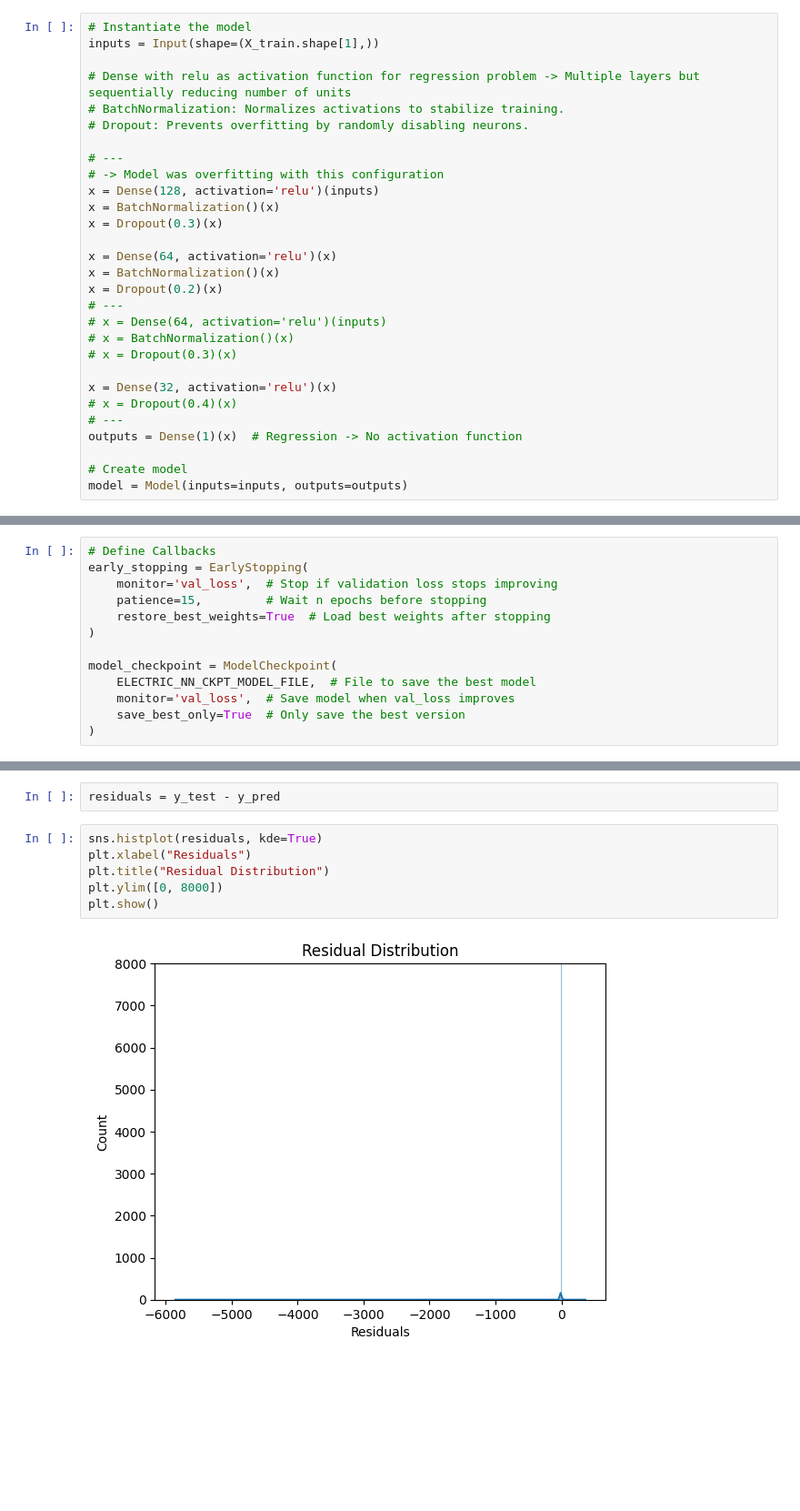
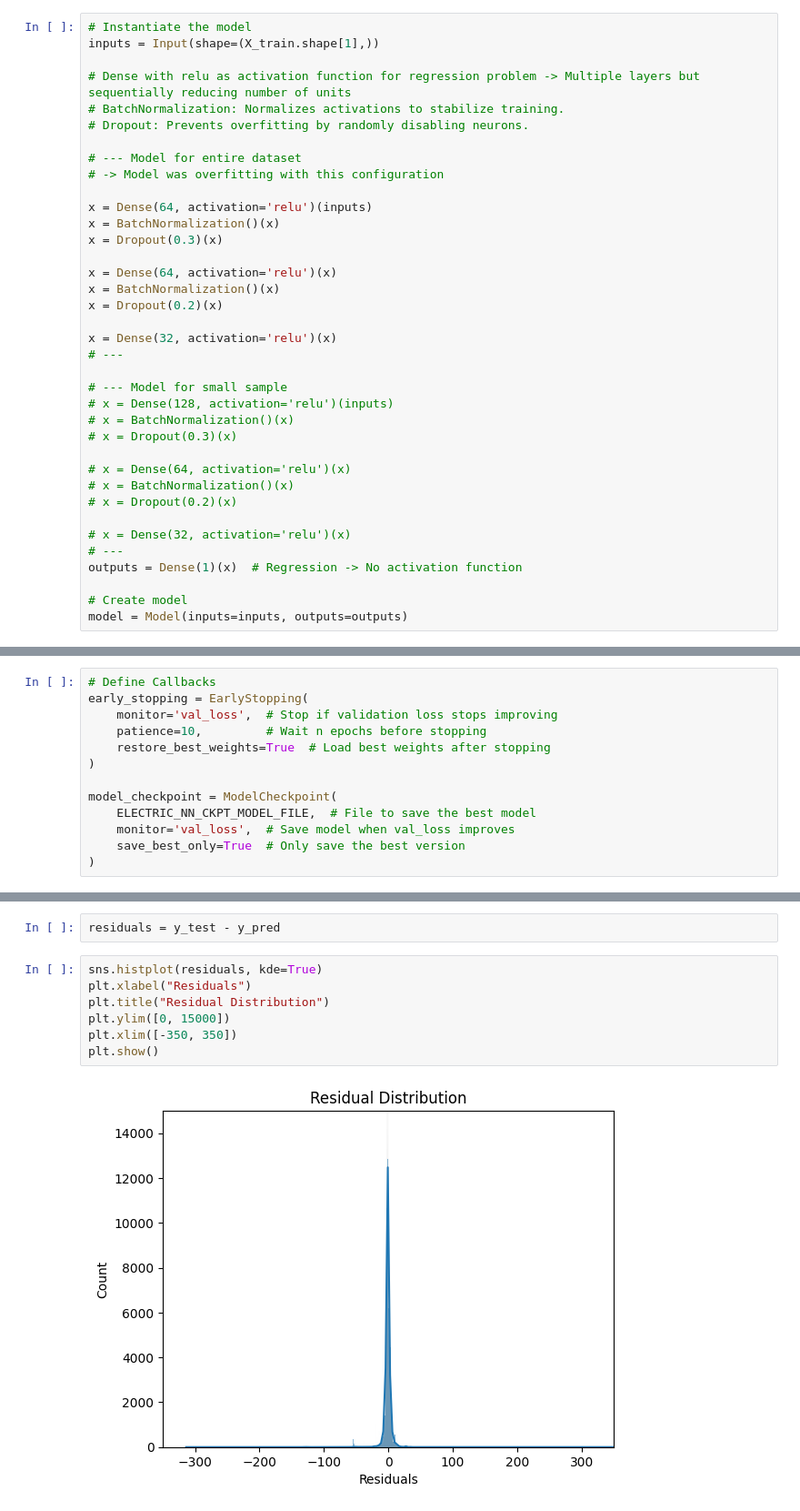
Before and after one commit to leonellb/car-co2-prediction, a Jupyter notebook: notebooks/app_emulation/2_1-electric-model-tuning-neural_network.ipynb, the cells around one changed output, grey strips where cells are left out. Shown at 91% size. Drawn from its saved outputs; the diff is of its cells as text; blank space fills up the shorter version.

Commit message:
Add usecase nn undersampled and refactor nn model training based on entire dataset

```diff
--- a/notebooks/app_emulation/2_1-electric-model-tuning-neural_network.ipynb
+++ b/notebooks/app_emulation/2_1-electric-model-tuning-neural_network.ipynb
@@ -50,22 +54,30 @@ inputs = Input(shape=(X_train.shape[1],))
 # BatchNormalization: Normalizes activations to stabilize training.
 # Dropout: Prevents overfitting by randomly disabling neurons.
 
-# ---
+# --- Model for entire dataset
 # -> Model was overfitting with this configuration
-x = Dense(128, activation='relu')(inputs)
+
+x = Dense(64, activation='relu')(inputs)
 x = BatchNormalization()(x)
 x = Dropout(0.3)(x)
 
 x = Dense(64, activation='relu')(x)
 x = BatchNormalization()(x)
 x = Dropout(0.2)(x)
+
+x = Dense(32, activation='relu')(x)
 # ---
-# x = Dense(64, activation='relu')(inputs)
+
+# --- Model for small sample
+# x = Dense(128, activation='relu')(inputs)
 # x = BatchNormalization()(x)
 # x = Dropout(0.3)(x)
 
-x = Dense(32, activation='relu')(x)
-# x = Dropout(0.4)(x)
+# x = Dense(64, activation='relu')(x)
+# x = BatchNormalization()(x)
+# x = Dropout(0.2)(x)
+
+# x = Dense(32, activation='relu')(x)
 # ---
 outputs = Dense(1)(x)  # Regression -> No activation function
 
@@ -105,7 +117,7 @@ model.compile(optimizer=Adam(learning_rate=0.01), loss='mse', metrics=['mae'])
 # Define Callbacks
 early_stopping = EarlyStopping(
     monitor='val_loss',  # Stop if validation loss stops improving
-    patience=15,         # Wait n epochs before stopping
+    patience=10,         # Wait n epochs before stopping
     restore_best_weights=True  # Load best weights after stopping
 )
 
@@ -217,8 +267,9 @@ residuals = y_test - y_pred
 # %%
 sns.histplot(residuals, kde=True)
 plt.xlabel("Residuals")
 plt.title("Residual Distribution")
-plt.ylim([0, 8000])
+plt.ylim([0, 15000])
+plt.xlim([-350, 350])
 plt.show()
 # %% [output]
-[figure, old version]
+[figure, new version]
```
Also changed, not shown: parts of 9 cells of this notebook, 2 other files.
